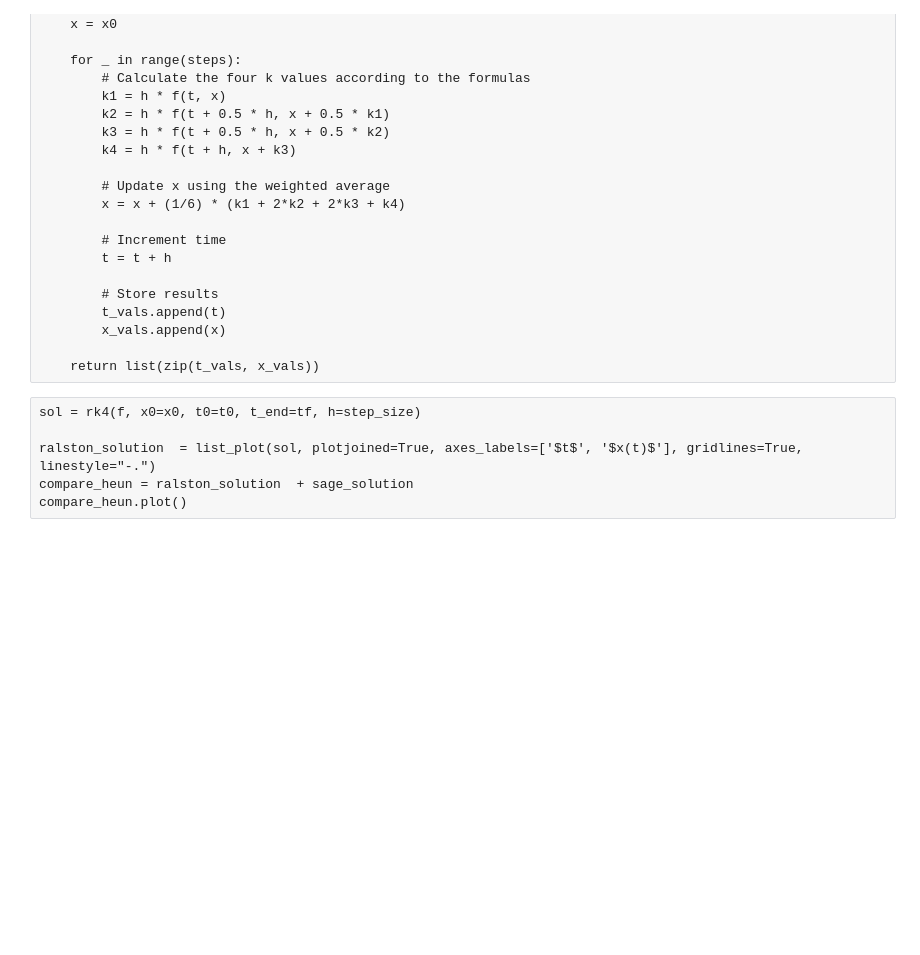
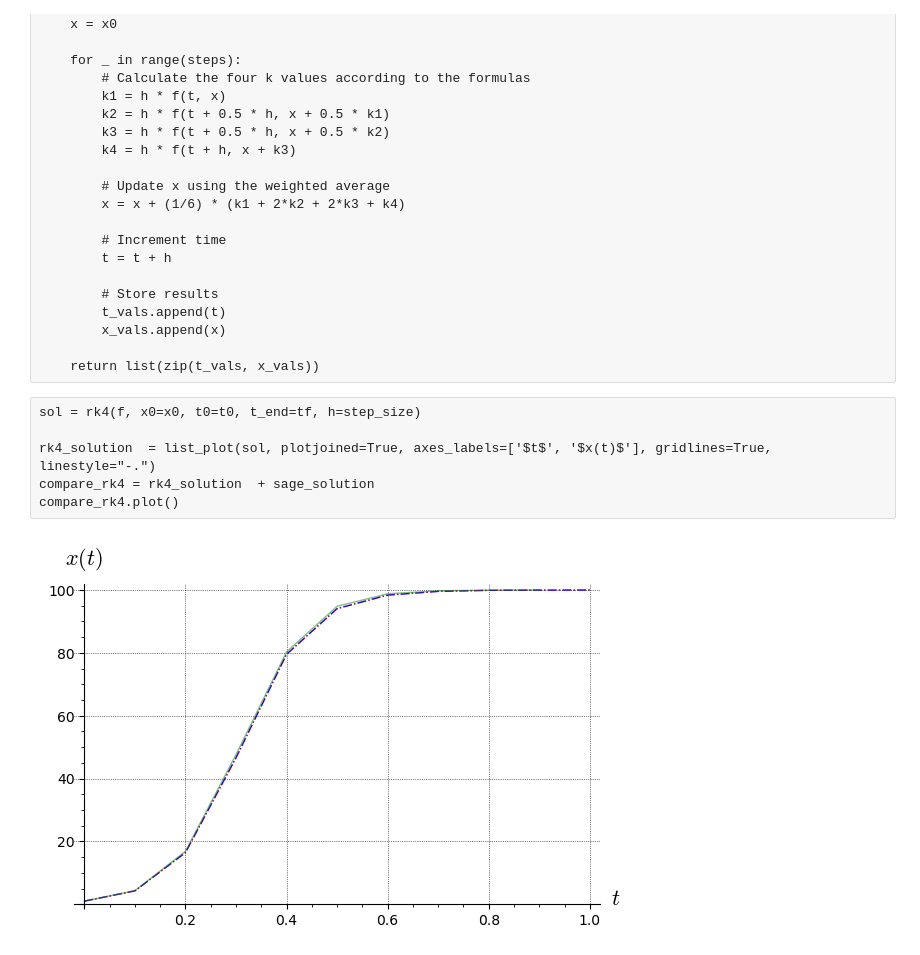
Before and after one commit to julihocc/itesm-ma2008b-notes, a Jupyter notebook: period-02/week-04/w204.ipynb, the cells around one changed output. Drawn from its saved outputs; the diff is of its cells as text; blank space fills up the shorter version.

```diff
--- a/period-02/week-04/w204.ipynb
+++ b/period-02/week-04/w204.ipynb
@@ -274,6 +422,8 @@ def rk4(f, x0, t0, t_end, h=0.01):
 # %%
 sol = rk4(f, x0=x0, t0=t0, t_end=tf, h=step_size)
 
-ralston_solution  = list_plot(sol, plotjoined=True, axes_labels=['$t$', '$x(t)$'], gridlines=True, linestyle="-.")
-compare_heun = ralston_solution  + sage_solution
-compare_heun.plot()
+rk4_solution  = list_plot(sol, plotjoined=True, axes_labels=['$t$', '$x(t)$'], gridlines=True, linestyle="-.")
+compare_rk4 = rk4_solution  + sage_solution
+compare_rk4.plot()
+# %% [output]
+[figure, added]
```
Also changed, not shown: parts of 18 cells of this notebook.
